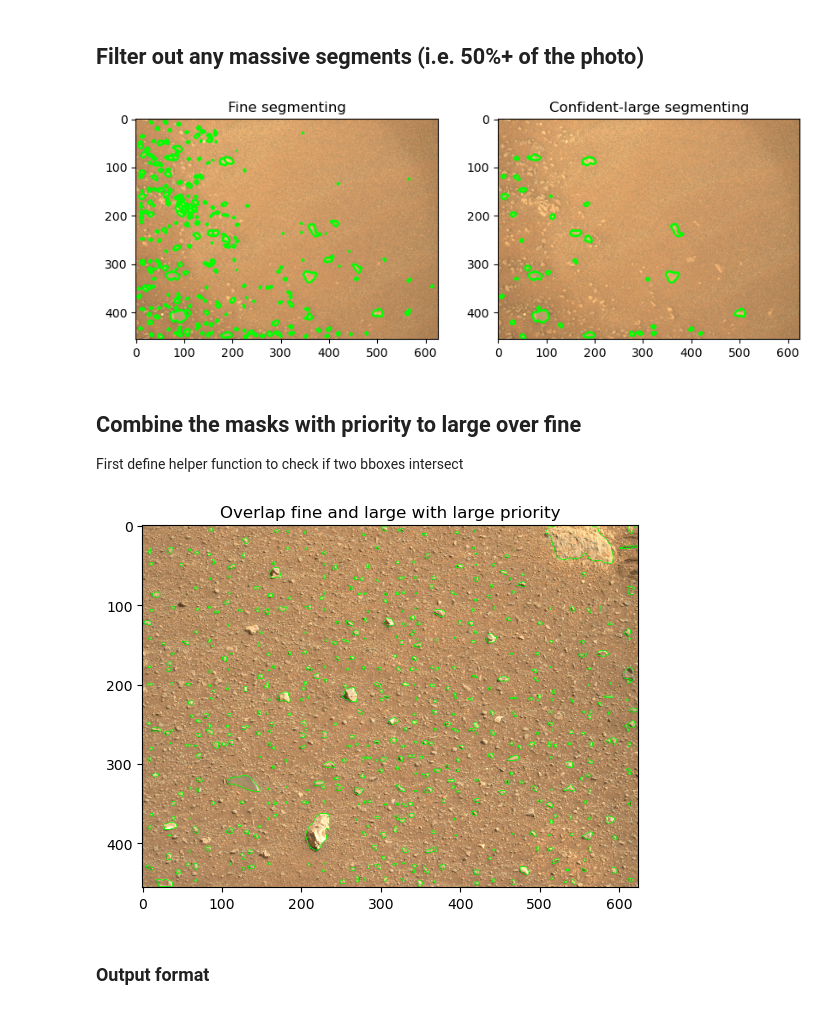
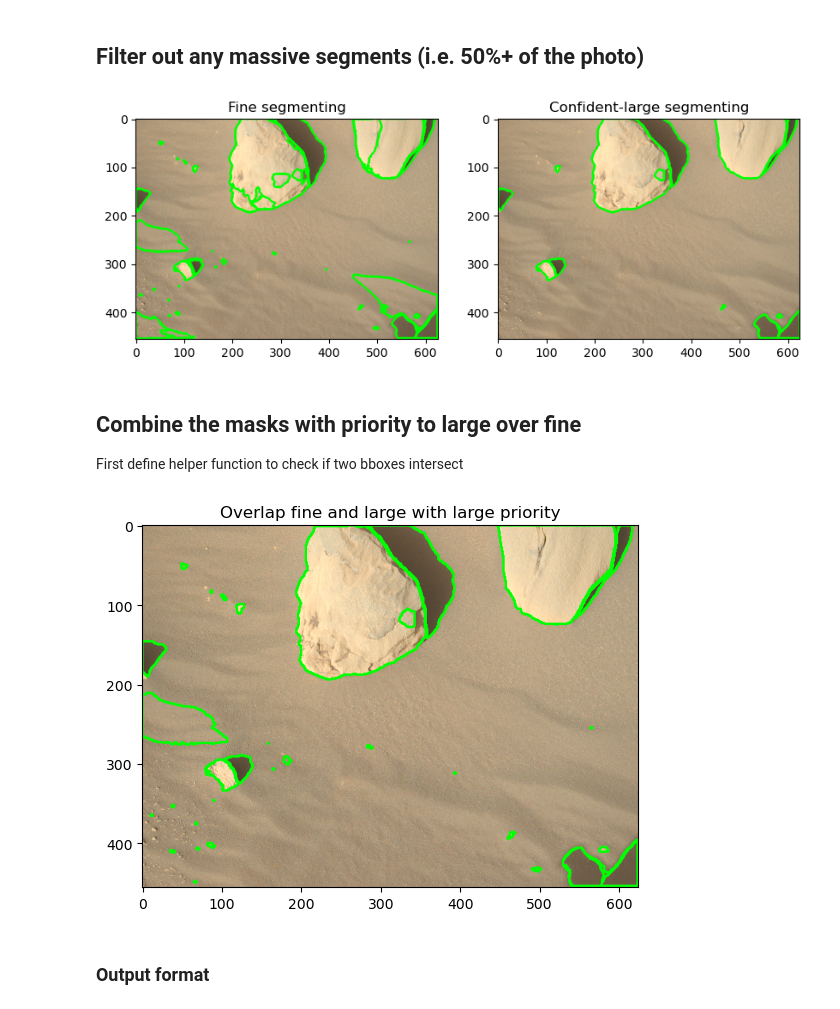
Before and after one commit to strongs20/segment-anything, a Jupyter notebook: notebooks/precise_dataset_gen.ipynb, the cells around one changed output. Drawn from its saved outputs; the diff is of its cells as text; code cells hidden in the pictures.

```diff
--- a/notebooks/precise_dataset_gen.ipynb
+++ b/notebooks/precise_dataset_gen.ipynb
@@ -195,7 +180,7 @@ import numpy as np
 import matplotlib.pyplot as plt
 import cv2
 
-i = 2
+i = 0
 original_img = imgs[i].copy()  # Copy the original image
 img = imgs[i].copy()  # Copy the image that will be used to draw contours
 img2 = imgs[i].copy()
@@ -222,7 +207,7 @@ ax[1].set_title('Confident-large segmenting')
 
 plt.show()
 # %% [output]
-[figure, old version]
+[figure, new version]
 # %% [markdown]
 ## Combine the masks with priority to large over fine
 First define helper function to check if two bboxes intersect
@@ -256,23 +241,23 @@ for i in range(len(results_fine_filtered)):
 # %%
 import numpy as np
 import matplotlib.pyplot as plt
 import cv2
 
-i = 37
+i = 0
 original_img = imgs[i].copy()  # Copy the original image
 img = imgs[i].copy()  # Copy the image that will be used to draw contours
 
 for annotation in results_final[i]:
     mask = (annotation['segmentation'].astype(bool) * 255).astype(np.uint8)
     contours, _ = cv2.findContours(mask, cv2.RETR_EXTERNAL, cv2.CHAIN_APPROX_SIMPLE)
-    cv2.drawContours(img, contours, -1, (0,255,0), thickness=1)
+    cv2.drawContours(img, contours, -1, (0,255,0), thickness=2)
 
 # Plotting
 plt.imshow(cv2.cvtColor(img, cv2.COLOR_BGR2RGB))  # Convert from BGR to RGB for matplotlib
 plt.title("Overlap fine and large with large priority")
 plt.show()
 # %% [output]
-[figure, old version]
+[figure, new version]
 # %% [markdown]
 ### Output format
 # %% [markdown]
```
Also changed, not shown: parts of 4 cells of this notebook, 4 other files.
